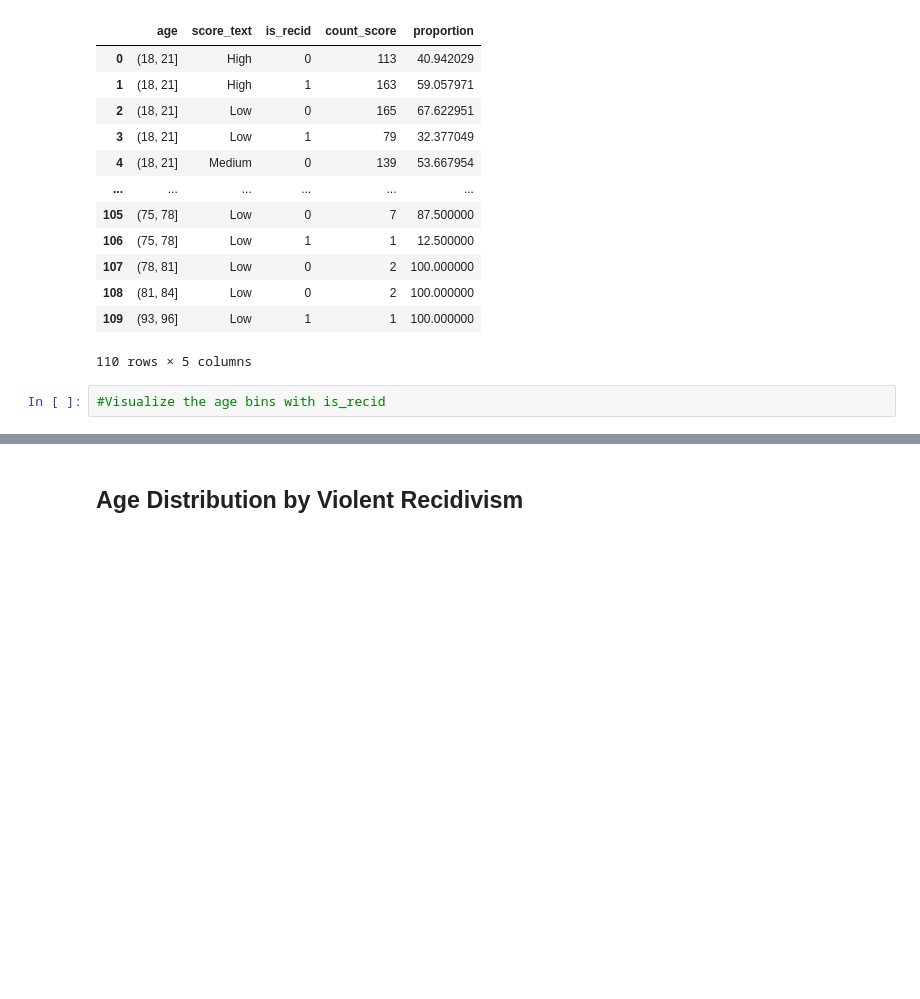
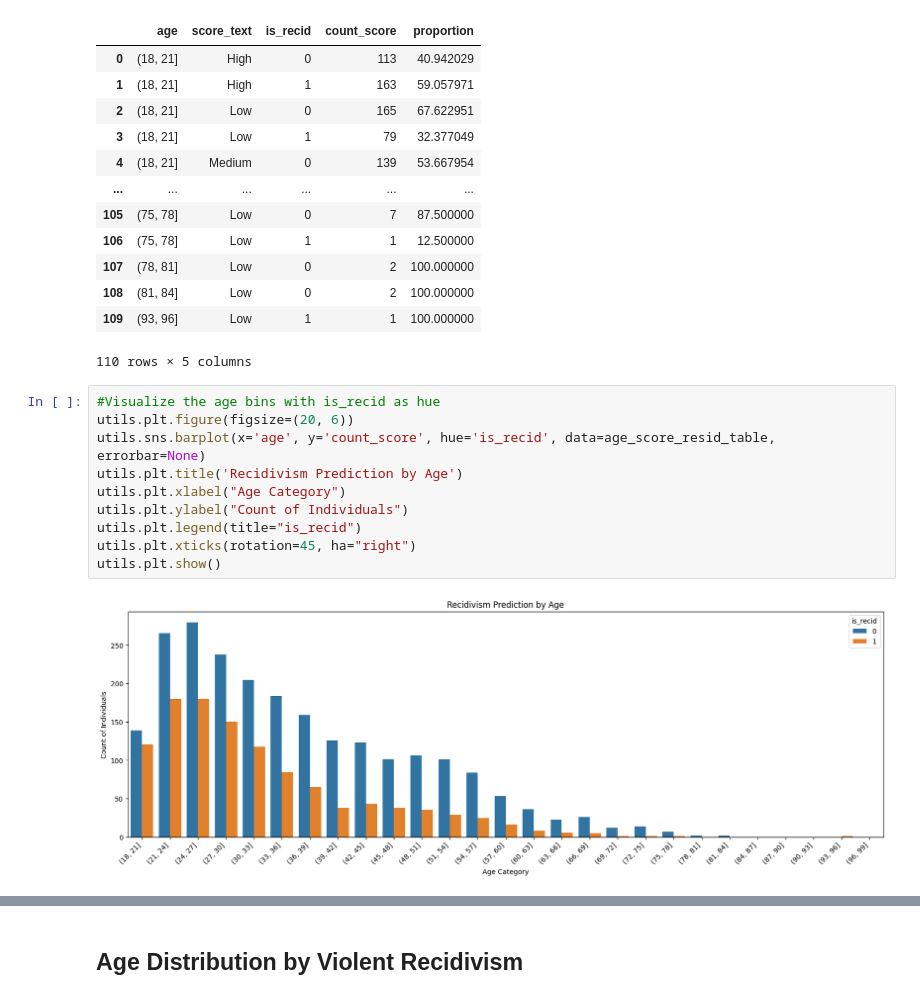
Before and after one commit to chance-roberts/DATA6550-Bias, a Jupyter notebook: Code/Roberts/RobertsC_Module1_Bias.ipynb, the cells around one changed output, grey strips where cells are left out. Drawn from its saved outputs; the diff is of its cells as text; blank space fills up the shorter version.

```diff
--- a/Code/Roberts/RobertsC_Module1_Bias.ipynb
+++ b/Code/Roberts/RobertsC_Module1_Bias.ipynb
@@ -205,5 +208,15 @@ age_score_resid_table
 | 108 | (81, 84] | Low | 0 | 2 | 100.000000 |
 | 109 | (93, 96] | Low | 1 | 1 | 100.000000 |
 110 rows × 5 columns
-# %%
-#Visualize the age bins with is_recid
+# %%
+#Visualize the age bins with is_recid as hue
+utils.plt.figure(figsize=(20, 6))
+utils.sns.barplot(x='age', y='count_score', hue='is_recid', data=age_score_resid_table, errorbar=None)
+utils.plt.title('Recidivism Prediction by Age')
+utils.plt.xlabel("Age Category")
+utils.plt.ylabel("Count of Individuals")
+utils.plt.legend(title="is_recid")
+utils.plt.xticks(rotation=45, ha="right")
+utils.plt.show()
+# %% [output]
+[figure, added]
```
Also changed, not shown: parts of 12 cells of this notebook.
